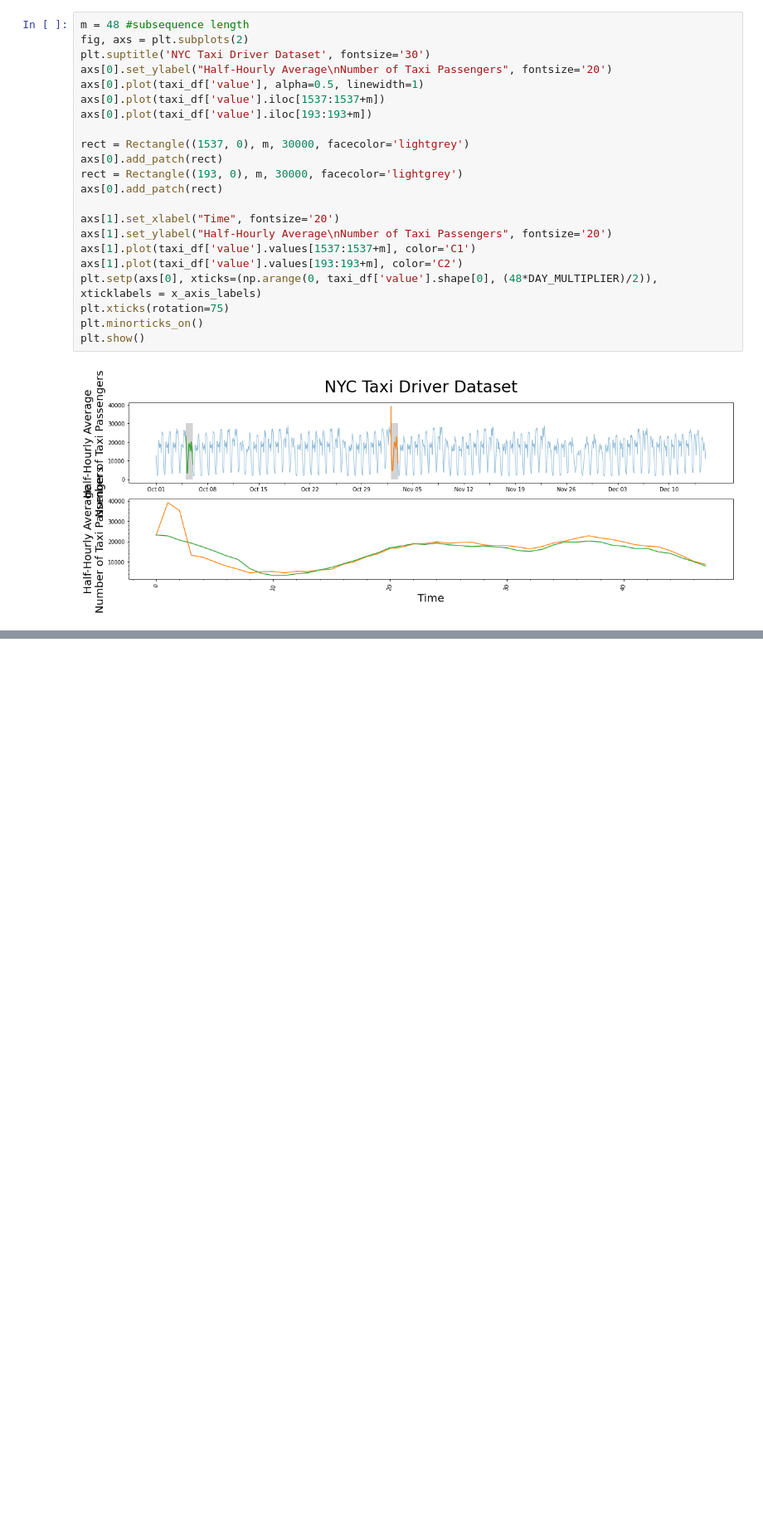
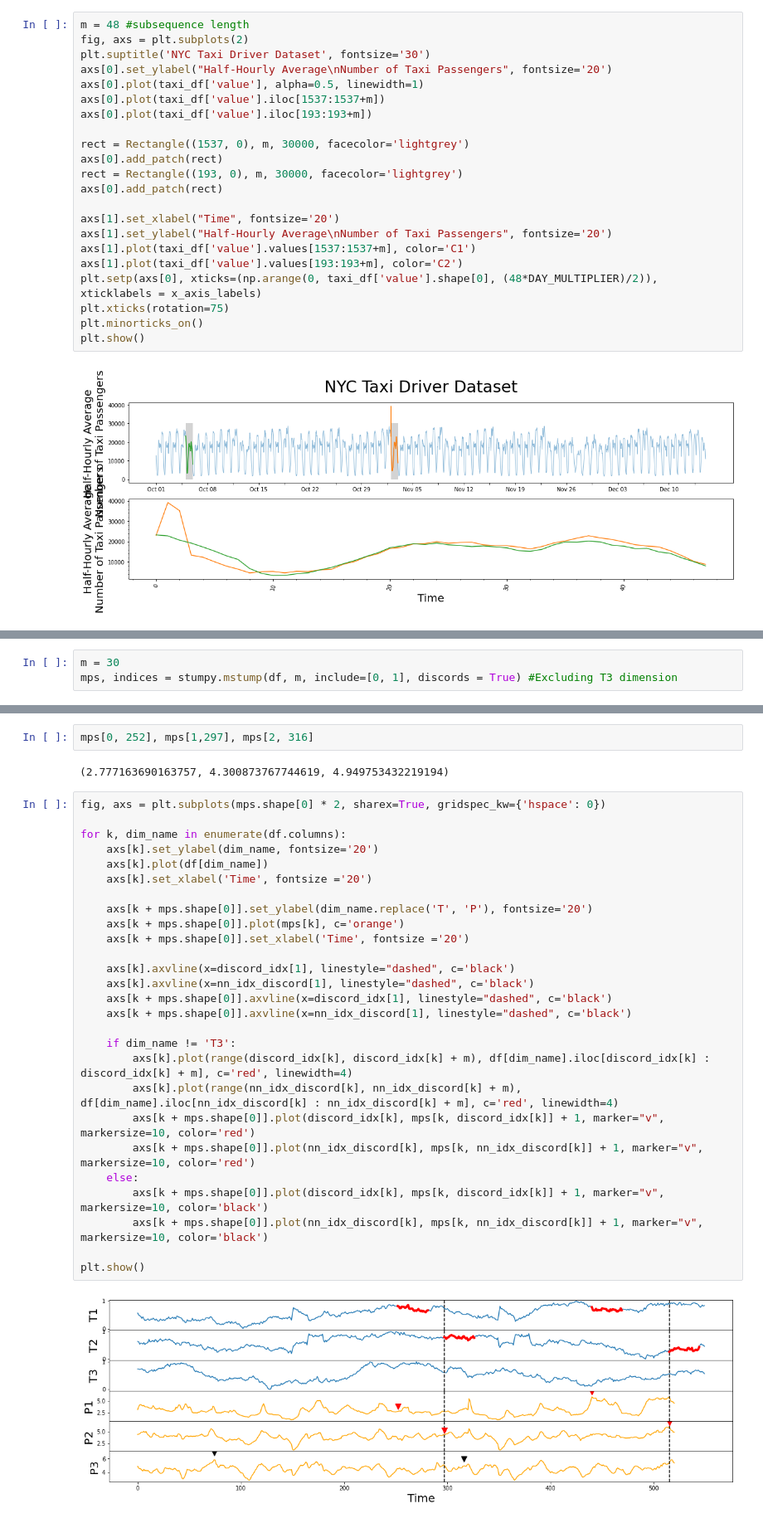
Before and after one commit to Sagar-modelling/Motif_Discord, a Jupyter notebook: stumpy_timeseries.ipynb, the cells around one changed output, grey strips where cells are left out. Shown at 83% size. Saved outputs shown, nothing was run; the diff lists cells and outputs as text; blank space fills up the shorter version.

```diff
--- a/stumpy_timeseries.ipynb
+++ b/stumpy_timeseries.ipynb
@@ -417,0 +594,3 @@ plt.show()
+# %%
+m = 30
+mps, indices = stumpy.mstump(df, m, include=[0, 1], discords = True) #Excluding T3 dimension
@@ -417,0 +620,33 @@ plt.show()
+# %%
+mps[0, 252], mps[1,297], mps[2, 316]
+# %% [output]
+(2.777163690163757, 4.300873767744619, 4.949753432219194)
+# %%
+fig, axs = plt.subplots(mps.shape[0] * 2, sharex=True, gridspec_kw={'hspace': 0})
+
+for k, dim_name in enumerate(df.columns):
+    axs[k].set_ylabel(dim_name, fontsize='20')
+    axs[k].plot(df[dim_name])
+    axs[k].set_xlabel('Time', fontsize ='20')
+
+    axs[k + mps.shape[0]].set_ylabel(dim_name.replace('T', 'P'), fontsize='20')
+    axs[k + mps.shape[0]].plot(mps[k], c='orange')
+    axs[k + mps.shape[0]].set_xlabel('Time', fontsize ='20')
+
+    axs[k].axvline(x=discord_idx[1], linestyle="dashed", c='black')
+    axs[k].axvline(x=nn_idx_discord[1], linestyle="dashed", c='black')
+    axs[k + mps.shape[0]].axvline(x=discord_idx[1], linestyle="dashed", c='black')
+    axs[k + mps.shape[0]].axvline(x=nn_idx_discord[1], linestyle="dashed", c='black')
+
+    if dim_name != 'T3':
+        axs[k].plot(range(discord_idx[k], discord_idx[k] + m), df[dim_name].iloc[discord_idx[k] : discord_idx[k] + m], c='red', linewidth=4)
+        axs[k].plot(range(nn_idx_discord[k], nn_idx_discord[k] + m), df[dim_name].iloc[nn_idx_discord[k] : nn_idx_discord[k] + m], c='red', linewidth=4)
+        axs[k + mps.shape[0]].plot(discord_idx[k], mps[k, discord_idx[k]] + 1, marker="v", markersize=10, color='red')
+        axs[k + mps.shape[0]].plot(nn_idx_discord[k], mps[k, nn_idx_discord[k]] + 1, marker="v", markersize=10, color='red')
+    else:
+        axs[k + mps.shape[0]].plot(discord_idx[k], mps[k, discord_idx[k]] + 1, marker="v", markersize=10, color='black')
+        axs[k + mps.shape[0]].plot(nn_idx_discord[k], mps[k, nn_idx_discord[k]] + 1, marker="v", markersize=10, color='black')
+
+plt.show()
+# %% [output]
+[figure, added]
```
Also changed, not shown: parts of 46 cells of this notebook.
